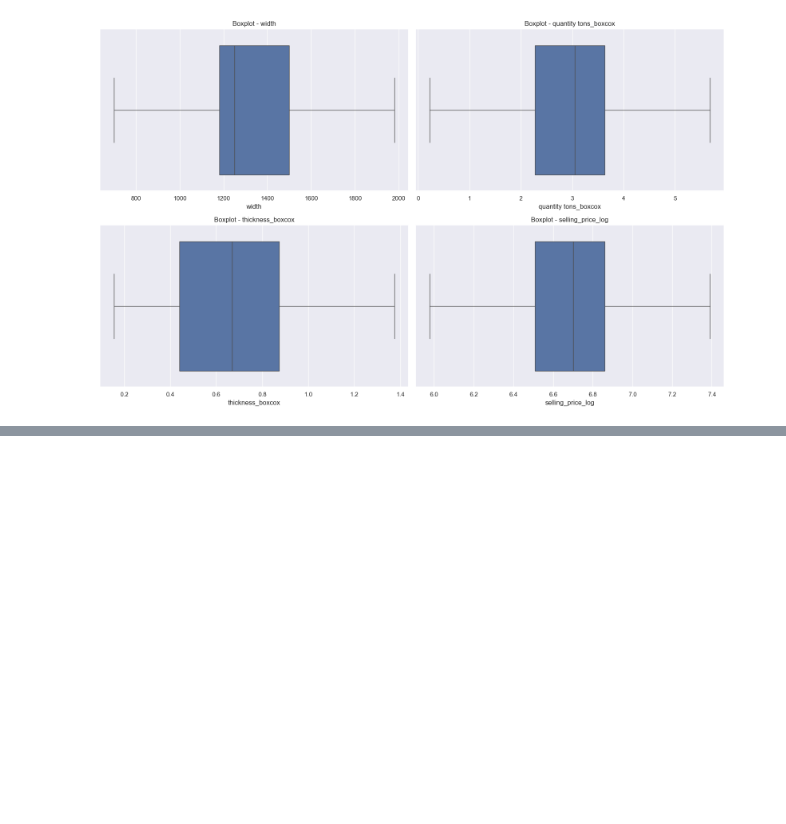
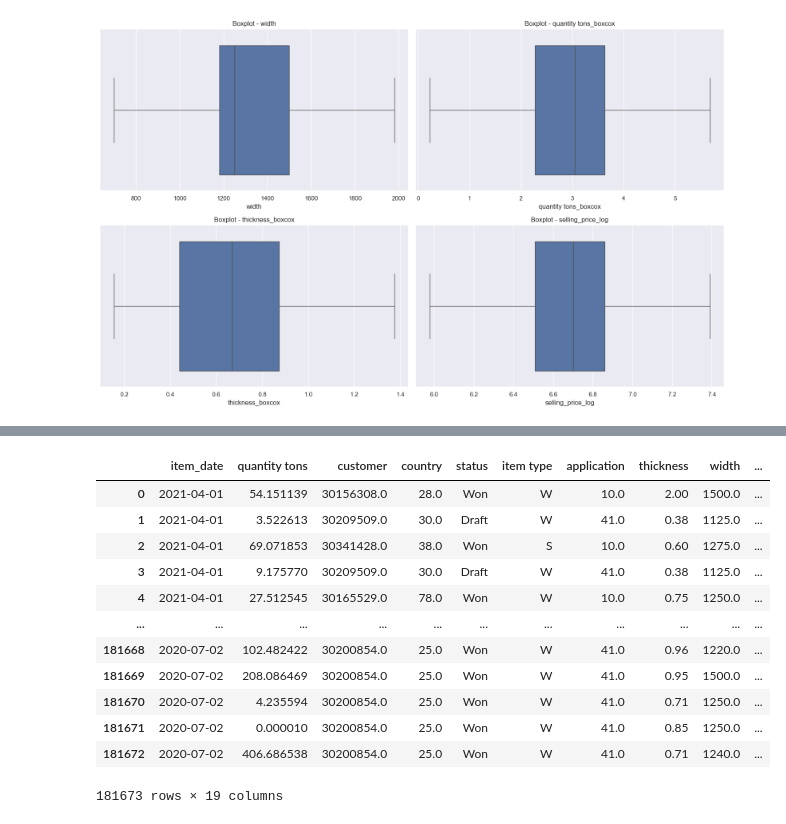
Before and after one commit to Prakash-Kani/Industrial-Copper-Modeling, a Jupyter notebook: Industrial_Dataset_EDA.ipynb, the cells around one changed output, grey strips where cells are left out. Drawn from its saved outputs; the diff is of its cells as text; code cells hidden in the pictures; blank space fills up the shorter version.

```diff
--- a/Industrial_Dataset_EDA.ipynb
+++ b/Industrial_Dataset_EDA.ipynb
@@ -662,0 +811,7 @@ sns.heatmap(df[column_name].corr(), annot= True)
+# %%
+y_new = inconsitance_delivery_date_df['day_difference']
+x_new = inconsitance_delivery_date_df.drop(['day_difference', 'item_date', 'delivery date'], axis =1)
+# %%
+day_pred = model.predict(x_new)
+# %%
+inconsitance_delivery_date_df['day_difference'] = day_pred
@@ -662,0 +827,12 @@ sns.heatmap(df[column_name].corr(), annot= True)
+# %%
+from datetime import timedelta
+def find_delivery_date(item_date, date_difference):
+
+    result_date = item_date + timedelta(days=date_difference)
+
+    delivery_date = result_date.strftime("%Y-%m-%d")
+
+    return delivery_date
+inconsitance_delivery_date_df['item_date'] = pd.to_datetime(inconsitance_delivery_date_df['item_date'])
+inconsitance_delivery_date_df['delivery date'] = inconsitance_delivery_date_df.apply(lambda x: find_delivery_date(x['item_date'], x['day_difference']), axis=1)
+inconsitance_delivery_date_df.head()
@@ -662,0 +846,18 @@ sns.heatmap(df[column_name].corr(), annot= True)
+# %%
+copper_data_final = pd.concat([correct_delivery_date_df, inconsitance_delivery_date_df],  axis=0, ignore_index=True)
+
+copper_data_final
+# %% [output]
+|  | item_date | quantity tons | customer | country | status | item type | application | thickness | width | ... |
+| 0 | 2021-04-01 | 54.151139 | 30156308.0 | 28.0 | Won | W | 10.0 | 2.00 | 1500.0 | ... |
+| 1 | 2021-04-01 | 3.522613 | 30209509.0 | 30.0 | Draft | W | 41.0 | 0.38 | 1125.0 | ... |
+| 2 | 2021-04-01 | 69.071853 | 30341428.0 | 38.0 | Won | S | 10.0 | 0.60 | 1275.0 | ... |
+| 3 | 2021-04-01 | 9.175770 | 30209509.0 | 30.0 | Draft | W | 41.0 | 0.38 | 1125.0 | ... |
+| 4 | 2021-04-01 | 27.512545 | 30165529.0 | 78.0 | Won | W | 10.0 | 0.75 | 1250.0 | ... |
+| ... | ... | ... | ... | ... | ... | ... | ... | ... | ... | ... |
+| 181668 | 2020-07-02 | 102.482422 | 30200854.0 | 25.0 | Won | W | 41.0 | 0.96 | 1220.0 | ... |
+| 181669 | 2020-07-02 | 208.086469 | 30200854.0 | 25.0 | Won | W | 41.0 | 0.95 | 1500.0 | ... |
+| 181670 | 2020-07-02 | 4.235594 | 30200854.0 | 25.0 | Won | W | 41.0 | 0.71 | 1250.0 | ... |
+| 181671 | 2020-07-02 | 0.000010 | 30200854.0 | 25.0 | Won | W | 41.0 | 0.85 | 1250.0 | ... |
+| 181672 | 2020-07-02 | 406.686538 | 30200854.0 | 25.0 | Won | W | 41.0 | 0.71 | 1240.0 | ... |
+181673 rows × 19 columns
```
Also changed, not shown: parts of 17 cells of this notebook.
